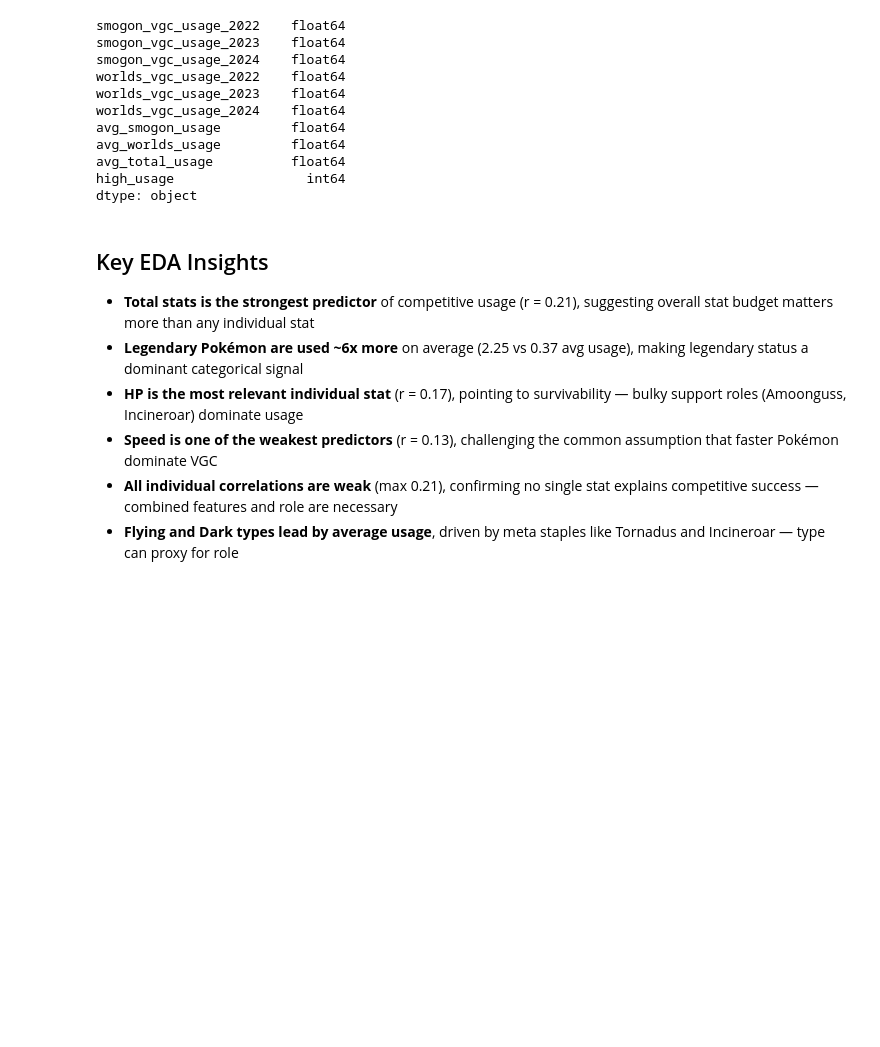
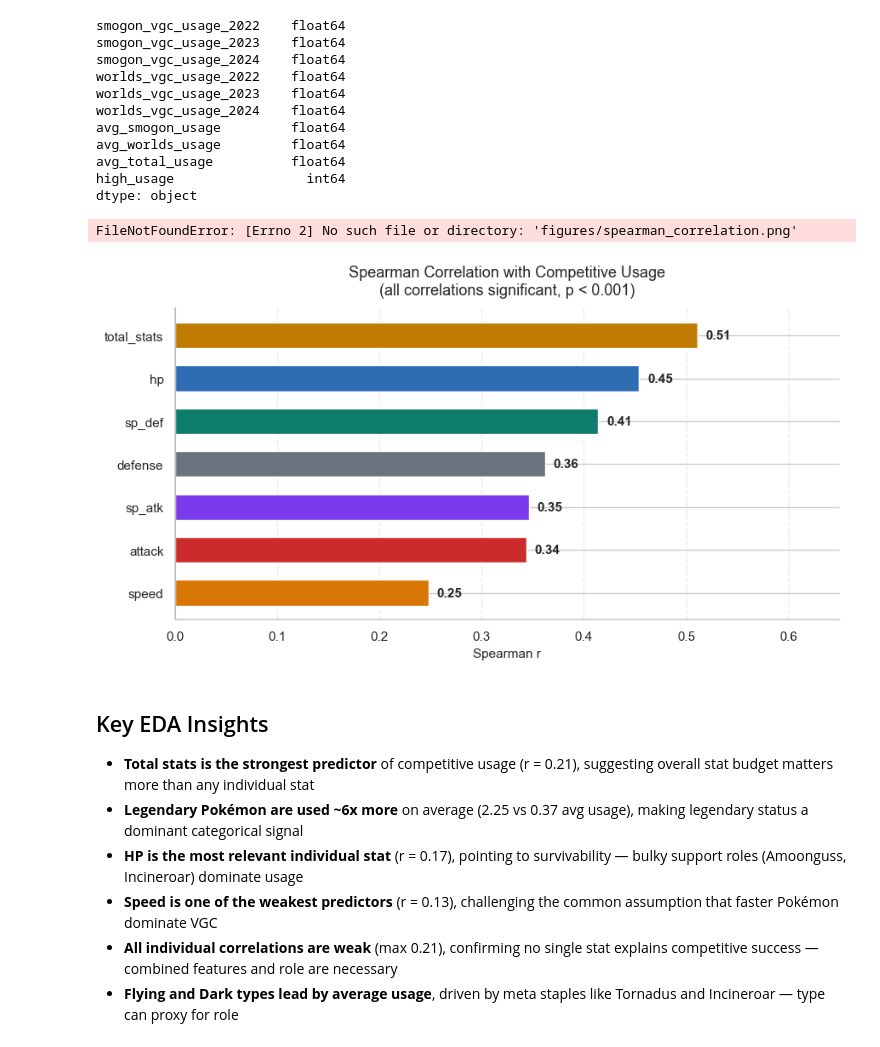
Before and after one commit to gonch145-svg/final-project, a Jupyter notebook: EDA.ipynb, the cells around one changed output. Saved outputs shown, nothing was run; the diff lists cells and outputs as text; code cells hidden in the pictures; blank space fills up the shorter version.

Commit message:
Enhance EDA: added p-values, statistical validation, and additional visualizations

```diff
--- a/EDA.ipynb
+++ b/EDA.ipynb
@@ -224,6 +292,60 @@ avg_worlds_usage         float64
 avg_total_usage          float64
 high_usage                 int64
 dtype: object
+# %%
+import matplotlib.pyplot as plt
+import matplotlib.patches as mpatches
+
+# Spearman correlation results
+spearman_data = {
+    'total_stats': 0.511,
+    'hp':          0.454,
+    'sp_def':      0.414,
+    'defense':     0.362,
+    'sp_atk':      0.346,
+    'attack':      0.344,
+    'speed':       0.248,
+}
+
+colors = {
+    'total_stats': '#C07B00',
+    'hp':          '#2E6DB4',
+    'sp_def':      '#0E7C6B',
+    'defense':     '#6B7280',
+    'sp_atk':      '#7C3AED',
+    'attack':      '#CC2B2B',
+    'speed':       '#D97706',
+}
+
+stats  = list(spearman_data.keys())
+values = list(spearman_data.values())
+cols   = [colors[s] for s in stats]
+
+fig, ax = plt.subplots(figsize=(9, 5))
+bars = ax.barh(stats[::-1], values[::-1], color=cols[::-1], height=0.6, edgecolor='white')
+
+# Value labels
+for bar, val in zip(bars, values[::-1]):
+    ax.text(
+        bar.get_width() + 0.008, bar.get_y() + bar.get_height() / 2,
+        f'{val:.2f}', va='center', ha='left', fontsize=11, fontweight='bold'
+    )
+
+ax.set_xlabel('Spearman r', fontsize=11)
+ax.set_title('Spearman Correlation with Competitive Usage\n(all correlations significant, p < 0.001)',
+             fontsize=13, pad=12)
+ax.set_xlim(0, 0.65)
+ax.axvline(0, color='black', linewidth=0.5)
+ax.spines[['top', 'right']].set_visible(False)
+ax.tick_params(axis='y', labelsize=11)
+ax.grid(axis='x', linestyle='--', alpha=0.4)
+
+plt.tight_layout()
+plt.savefig('figures/spearman_correlation.png', dpi=150, bbox_inches='tight')
+plt.show()
+# %% [output]
+FileNotFoundError: [Errno 2] No such file or directory: 'figures/spearman_correlation.png'
+[figure, added]
 # %% [markdown]
 ## Key EDA Insights
 
```
Also changed, not shown: parts of 3 cells of this notebook, 1 other file.
